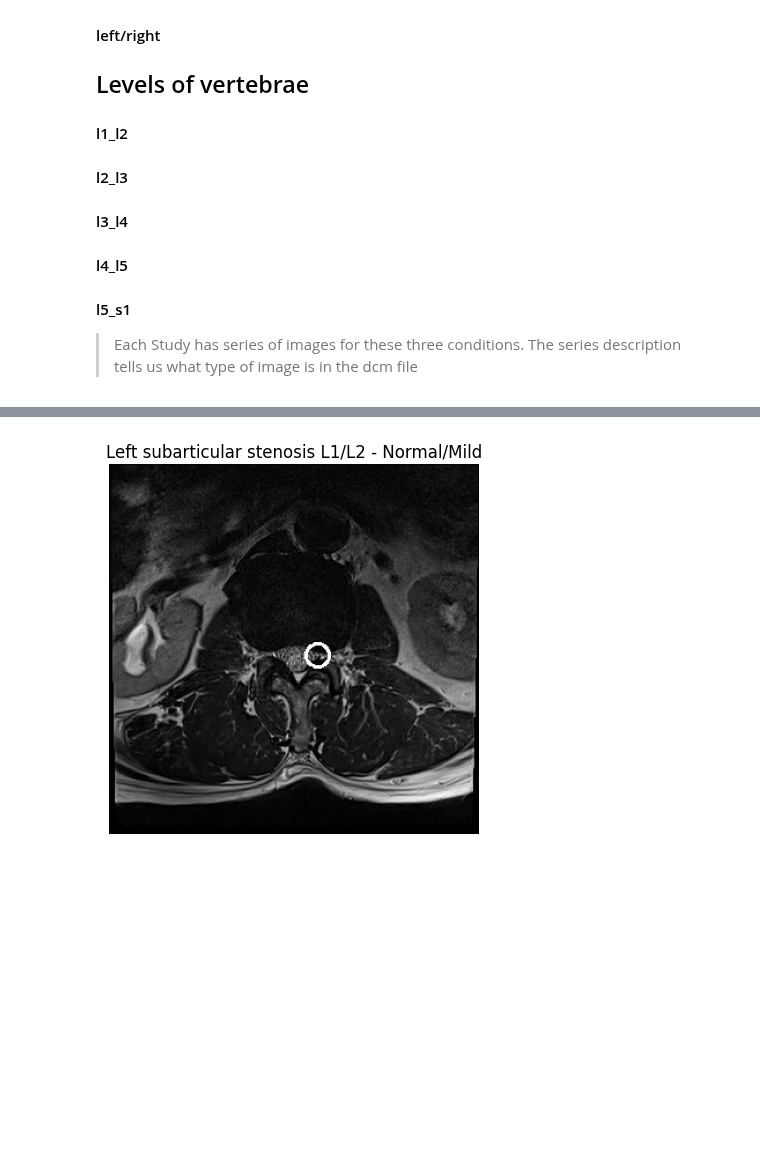
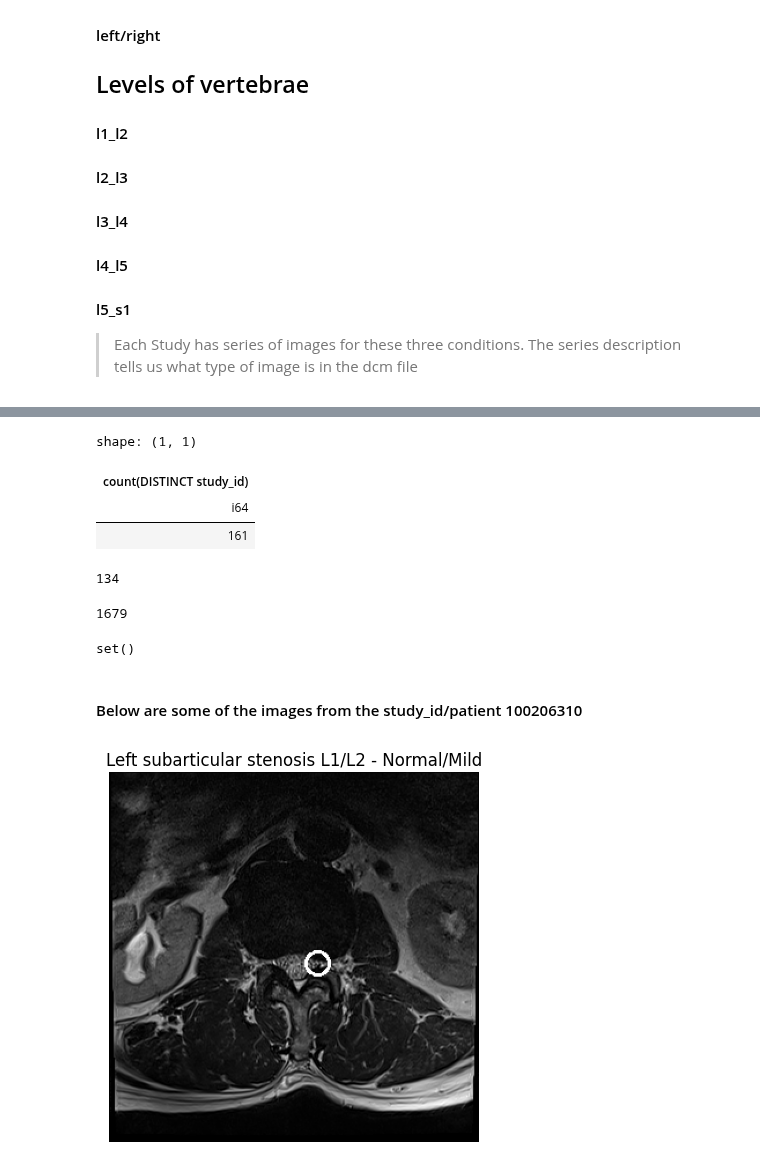
Before and after one commit to sumaniitm/RSNA-2024-Lumbar-Spine-Degenerative-Classification, a Jupyter notebook: primary-problem-study-rsna-2024.ipynb, the cells around one changed output, grey strips where cells are left out. Drawn from its saved outputs; the diff is of its cells as text; code cells hidden in the pictures; blank space fills up the shorter version.

```diff
--- a/primary-problem-study-rsna-2024.ipynb
+++ b/primary-problem-study-rsna-2024.ipynb
@@ -70,3 +139,33 @@ shape: (26, 2)
+# %%
+dd.sql("select count(distinct(study_id)) from train_label_coordinates where study_id in \
+(select distinct study_id from train_meta_data where right_subarticular_stenosis_l1_l2 is null)").pl()
+# %% [output]
+shape: (1, 1)
+| count(DISTINCT study_id) |
+| i64 |
+| 161 |
+# %%
+sev_mod_rt_subarticular_stenosis_l1l2_list = dd.sql("select distinct(study_id) from train_label_coordinates where study_id in \
+(select distinct study_id from train_meta_data where right_subarticular_stenosis_l1_l2 in ('Severe','Moderate'))")\
+.pl().to_series().to_list()
+
+print(len(sev_mod_rt_subarticular_stenosis_l1l2_list))
+# %% [output]
+134
+# %%
+normal_rt_subarticular_stenosis_l1l2_list = dd.sql("select distinct(study_id) from train_label_coordinates where study_id in \
+(select distinct study_id from train_meta_data where right_subarticular_stenosis_l1_l2 in ('Normal/Mild'))")\
+.pl().to_series().to_list()
+
+print(len(normal_rt_subarticular_stenosis_l1l2_list))
+# %% [output]
+1679
+# %%
+set(sev_mod_rt_subarticular_stenosis_l1l2_list).intersection(normal_rt_subarticular_stenosis_l1l2_list)
+# %% [output]
+set()
+# %% [markdown]
+#### Below are some of the images from the study_id/patient 100206310
 # %%
 dcm_image_path = '/kaggle/input/rsna-2024-lumbar-spine-degenerative-classification/train_images/100206310/1012284084/20.dcm'
 left_centre_coords = (int(180.355677), int(165.0342))
```
Also changed, not shown: parts of 12 cells of this notebook.
